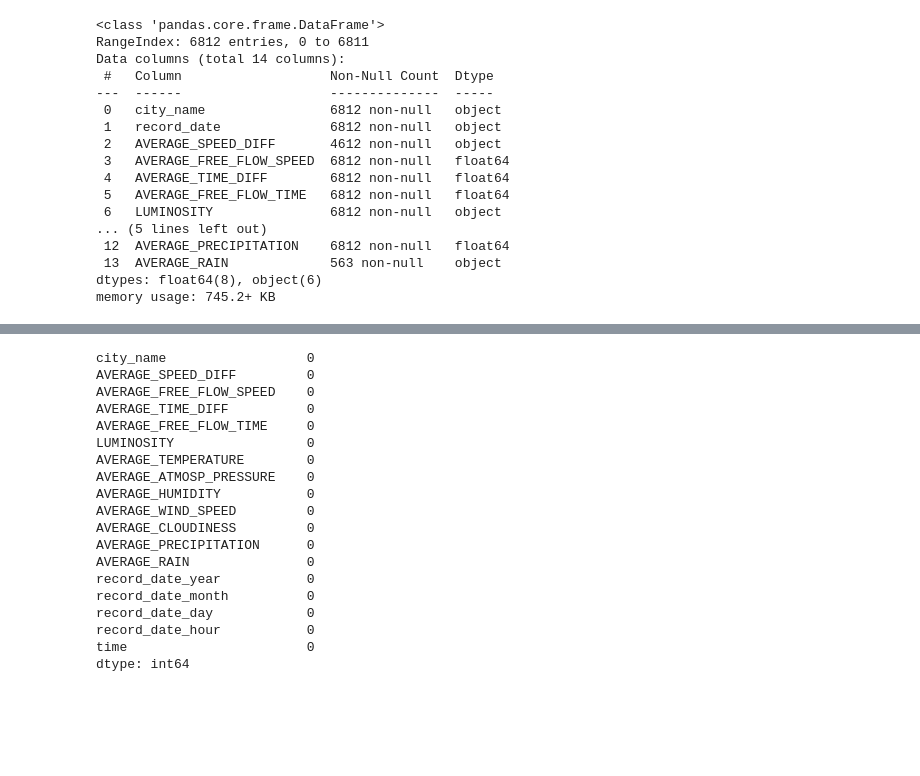
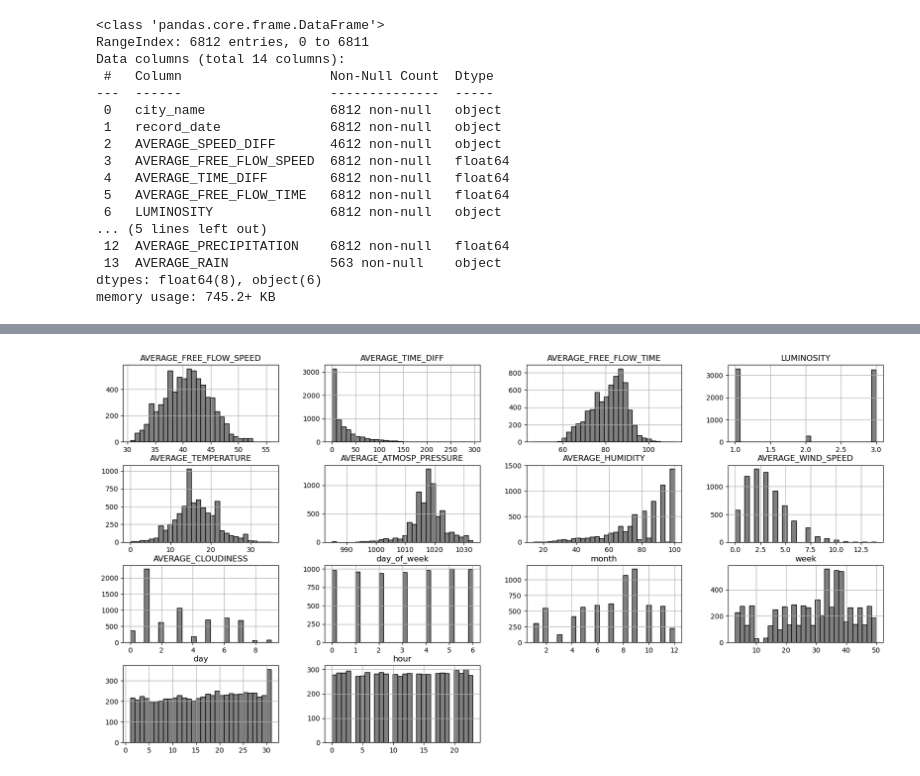
Before and after one commit to GuilhermeLobo225/DAA, a Jupyter notebook: Project.ipynb, the cells around one changed output, grey strips where cells are left out. Cells and saved outputs as stored; diff of their text form; code cells hidden in the pictures; blank space fills up the shorter version.

```diff
--- a/Project.ipynb
+++ b/Project.ipynb
@@ -466,0 +193,5 @@ train.head()
+# %%
+# Definição de variáveis preditoras e alvo
+X_train = train.drop(columns=['AVERAGE_SPEED_DIFF'])
+y_train = train['AVERAGE_SPEED_DIFF']
+X_test = test
@@ -467,13 +224,19 @@ train.head()
+# %%
+# Encoding
+
+# Mapear as categorias de y_train para valores numéricos
+y_train = y_train.map({'None': 0, 'Low': 1, 'Medium': 2, 'High': 3, 'Very_High': 4})
+
+#Dropagem de colunas com muitos valores nulos
+X_train = X_train.drop(columns=['AVERAGE_RAIN'])
+X_test = X_test.drop(columns=['AVERAGE_RAIN'])
 # %%
-# Calcular a moda da AVERAGE_CLOUDINESS por cada dia
-day_mode = (
-    train.groupby('record_date_day')['AVERAGE_CLOUDINESS']
-      .agg(lambda x: x.mode().iloc[0] if not x.mode().empty else pd.NA)
-)
-# Preencher os NaN com a moda do respetivo dia
-train['AVERAGE_CLOUDINESS'] = train.apply(
-    lambda row: day_mode[row['record_date_day']]
-    if pd.isna(row['AVERAGE_CLOUDINESS']) else row['AVERAGE_CLOUDINESS'],
-    axis=1
-)
-train.head()
+# Moda para AVERAGE_CLOUDINESS de acordo com o mês e o dia respetivo
+
+# Criar uma série com a moda para cada combinação de mês e dia
+train_mode = X_train.groupby(['month', 'day'])['AVERAGE_CLOUDINESS'].agg(lambda x: x.mode().iloc[0] if not x.mode().empty else pd.NA)
+test_mode = X_test.groupby(['month', 'day'])['AVERAGE_CLOUDINESS'].agg(lambda x: x.mode().iloc[0] if not x.mode().empty else pd.NA)
+
+# Preencher os valores nulos em AVERAGE_CLOUDINESS com a moda correspondente
+X_train['AVERAGE_CLOUDINESS'] = X_train.apply(lambda row: train_mode[row['month'], row['day']] if pd.isna(row['AVERAGE_CLOUDINESS']) else row['AVERAGE_CLOUDINESS'], axis=1)
+X_test['AVERAGE_CLOUDINESS'] = X_test.apply(lambda row: test_mode[row['month'], row['day']] if pd.isna(row['AVERAGE_CLOUDINESS']) else row['AVERAGE_CLOUDINESS'], axis=1)
@@ -554,25 +243,12 @@ dtype: int64
-# %%
-#NaN em AVERAGE_SPEED_DIFF vai ser preenchido com a moda da coluna
-mode_speed_diff = train['AVERAGE_SPEED_DIFF'].mode()[0]
-train['AVERAGE_SPEED_DIFF'] = train['AVERAGE_SPEED_DIFF'].fillna(mode_speed_diff)
-train.isnull().sum()
-# %% [output]
-city_name                  0
-AVERAGE_SPEED_DIFF         0
-AVERAGE_FREE_FLOW_SPEED    0
-AVERAGE_TIME_DIFF          0
-AVERAGE_FREE_FLOW_TIME     0
-LUMINOSITY                 0
-AVERAGE_TEMPERATURE        0
-AVERAGE_ATMOSP_PRESSURE    0
-AVERAGE_HUMIDITY           0
-AVERAGE_WIND_SPEED         0
-AVERAGE_CLOUDINESS         0
-AVERAGE_PRECIPITATION      0
-AVERAGE_RAIN               0
-record_date_year           0
-record_date_month          0
-record_date_day            0
-record_date_hour           0
-time                       0
-dtype: int64
+# %%
+# Fatorização - transformar categorias em números inteiros
+X_train['LUMINOSITY'] = pd.factorize(X_train['LUMINOSITY']) [0] + 1
+X_test['LUMINOSITY'] = pd.factorize(X_test['LUMINOSITY']) [0] + 1
+X_train['AVERAGE_CLOUDINESS'] = pd.factorize(X_train['AVERAGE_CLOUDINESS']) [0] + 1
+X_test['AVERAGE_CLOUDINESS'] = pd.factorize(X_test['AVERAGE_CLOUDINESS']) [0] + 1
+# %%
+#Plot de histogramas
+X_train.hist(bins=30, figsize=(20,10), color='grey', edgecolor='black')
+plt.show()
+# %% [output]
+[figure, added]
```
Also changed, not shown: parts of 51 cells of this notebook.
